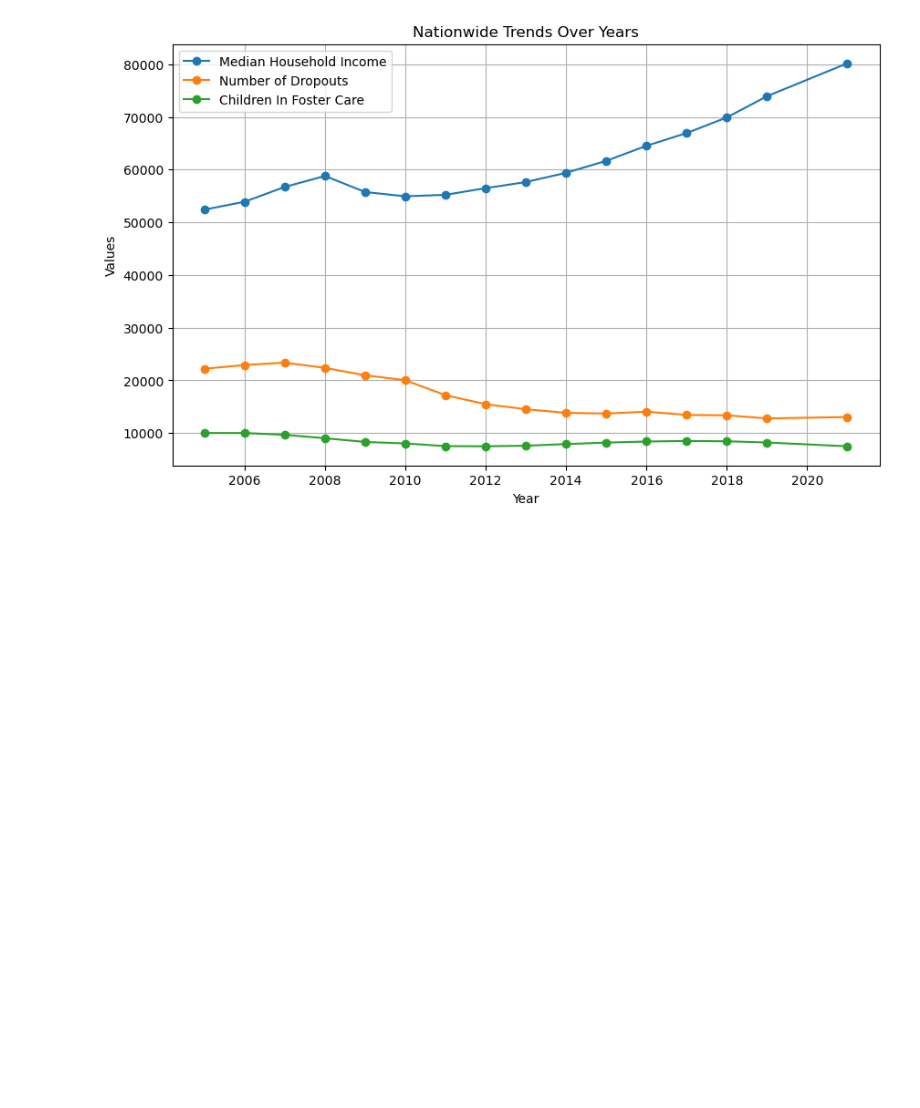
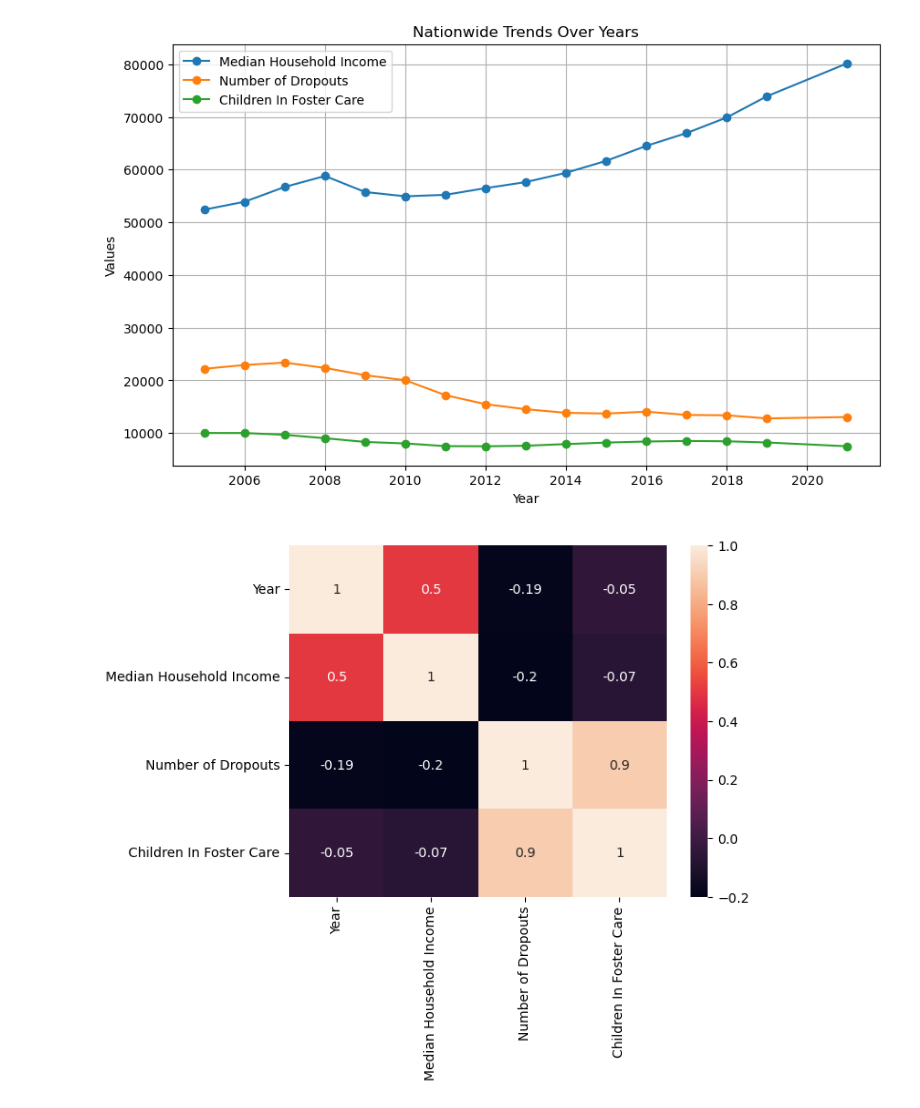
Before and after one commit to lordegraves/exploring_data_in_foster_care, a Jupyter notebook: DR_data_exploration.ipynb, the cells around one changed output. Cells and saved outputs as stored; diff of their text form; code cells hidden in the pictures; blank space fills up the shorter version.

```diff
--- a/DR_data_exploration.ipynb
+++ b/DR_data_exploration.ipynb
@@ -612,3 +613,10 @@ plt.grid(True)
 plt.show()
 # %% [output]
 [figure]
+# %%
+#look for correlations
+matrix = merged_df.corr().round(2)
+sns.heatmap(matrix, annot=True)
+plt.show()
+# %% [output]
+[figure, added]
```
Also changed, not shown: parts of 8 cells of this notebook.
